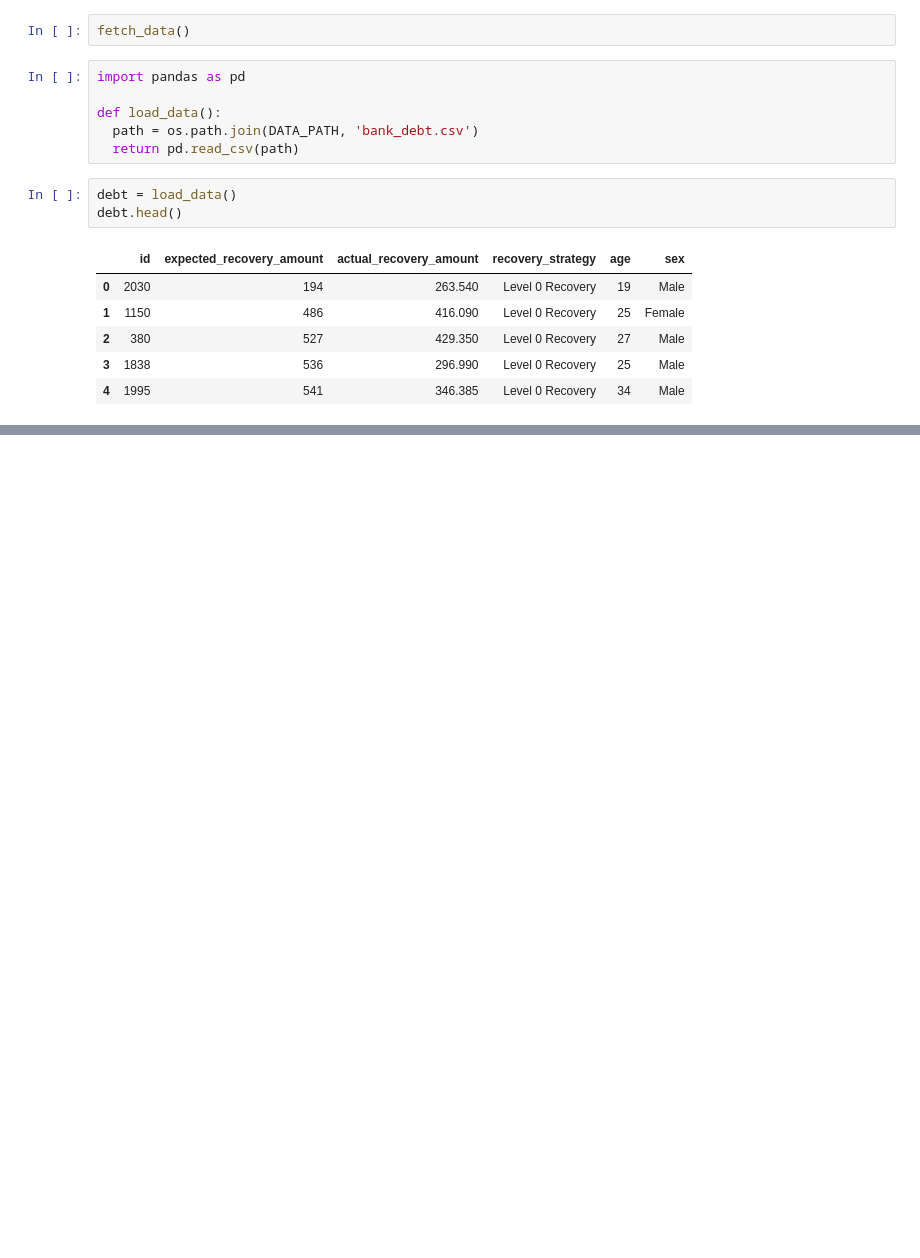
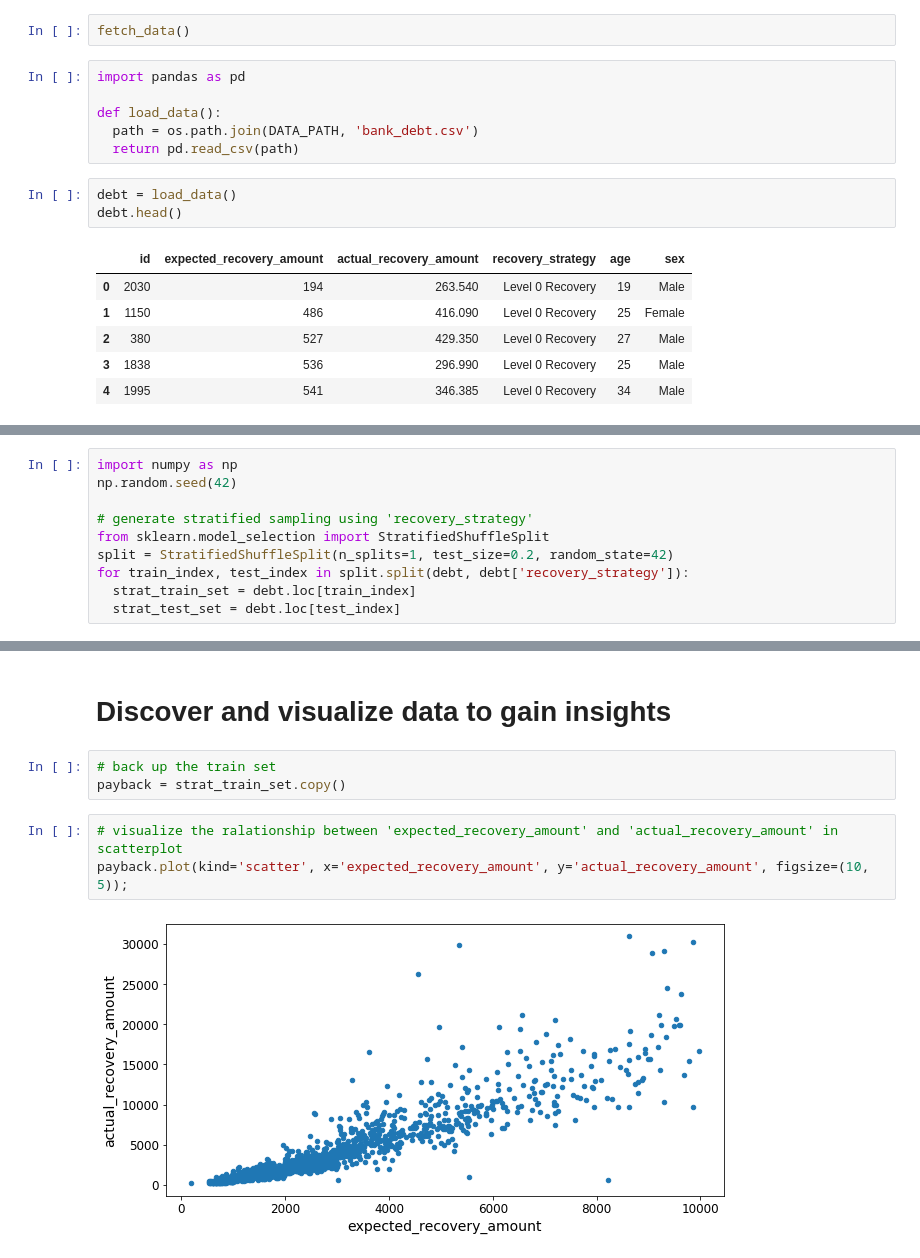
Before and after one commit to AilingLiu/Which-Debts-Are-Worth-the-Bank-s-Effort, a Jupyter notebook: bank_debt_analysis_automation.ipynb, the cells around one changed output, grey strips where cells are left out. Saved outputs shown, nothing was run; the diff lists cells and outputs as text; blank space fills up the shorter version.

```diff
--- a/bank_debt_analysis_automation.ipynb
+++ b/bank_debt_analysis_automation.ipynb
@@ -68,0 +135,10 @@ debt.head()
+# %%
+import numpy as np
+np.random.seed(42)
+
+# generate stratified sampling using 'recovery_strategy'
+from sklearn.model_selection import StratifiedShuffleSplit
+split = StratifiedShuffleSplit(n_splits=1, test_size=0.2, random_state=42)
+for train_index, test_index in split.split(debt, debt['recovery_strategy']):
+  strat_train_set = debt.loc[train_index]
+  strat_test_set = debt.loc[test_index]
@@ -68,0 +156,10 @@ debt.head()
+# %% [markdown]
+# Discover and visualize data to gain insights
+# %%
+# back up the train set
+payback = strat_train_set.copy()
+# %%
+# visualize the ralationship between 'expected_recovery_amount' and 'actual_recovery_amount' in scatterplot
+payback.plot(kind='scatter', x='expected_recovery_amount', y='actual_recovery_amount', figsize=(10, 5));
+# %% [output]
+[figure, added]
```
Also changed, not shown: parts of 28 cells of this notebook.
